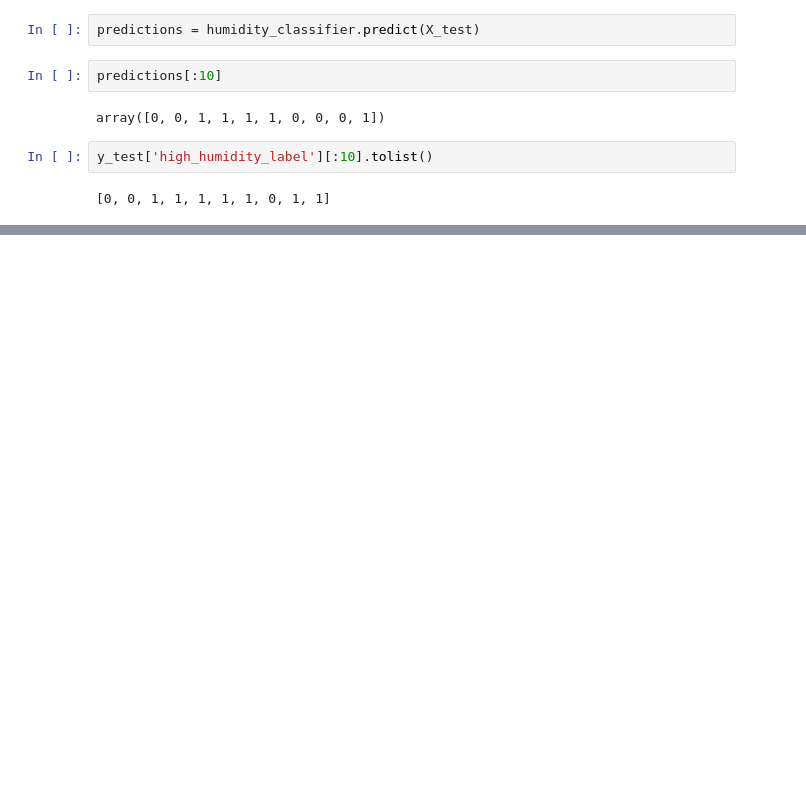
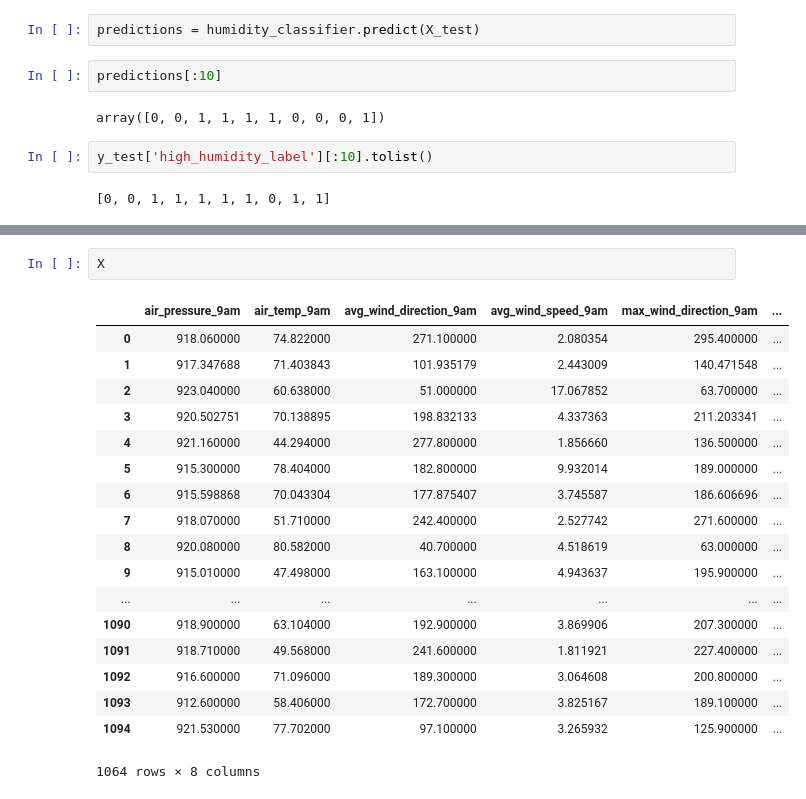
Before and after one commit to matheuswd/data-analysis, a Jupyter notebook: machine-learning/Weather Prediction.ipynb, the cells around one changed output, grey strips where cells are left out. Cells and saved outputs as stored; diff of their text form; blank space fills up the shorter version.

```diff
--- a/machine-learning/Weather Prediction.ipynb
+++ b/machine-learning/Weather Prediction.ipynb
@@ -184,2 +135,23 @@ accuracy_score(y_true = y_test, y_pred = predictions)
 # %% [output]
 0.8153409090909091
+# %%
+X
+# %% [output]
+|  | air_pressure_9am | air_temp_9am | avg_wind_direction_9am | avg_wind_speed_9am | max_wind_direction_9am | ... |
+| 0 | 918.060000 | 74.822000 | 271.100000 | 2.080354 | 295.400000 | ... |
+| 1 | 917.347688 | 71.403843 | 101.935179 | 2.443009 | 140.471548 | ... |
+| 2 | 923.040000 | 60.638000 | 51.000000 | 17.067852 | 63.700000 | ... |
+| 3 | 920.502751 | 70.138895 | 198.832133 | 4.337363 | 211.203341 | ... |
+| 4 | 921.160000 | 44.294000 | 277.800000 | 1.856660 | 136.500000 | ... |
+| 5 | 915.300000 | 78.404000 | 182.800000 | 9.932014 | 189.000000 | ... |
+| 6 | 915.598868 | 70.043304 | 177.875407 | 3.745587 | 186.606696 | ... |
+| 7 | 918.070000 | 51.710000 | 242.400000 | 2.527742 | 271.600000 | ... |
+| 8 | 920.080000 | 80.582000 | 40.700000 | 4.518619 | 63.000000 | ... |
+| 9 | 915.010000 | 47.498000 | 163.100000 | 4.943637 | 195.900000 | ... |
+| ... | ... | ... | ... | ... | ... | ... |
+| 1090 | 918.900000 | 63.104000 | 192.900000 | 3.869906 | 207.300000 | ... |
+| 1091 | 918.710000 | 49.568000 | 241.600000 | 1.811921 | 227.400000 | ... |
+| 1092 | 916.600000 | 71.096000 | 189.300000 | 3.064608 | 200.800000 | ... |
+| 1093 | 912.600000 | 58.406000 | 172.700000 | 3.825167 | 189.100000 | ... |
+| 1094 | 921.530000 | 77.702000 | 97.100000 | 3.265932 | 125.900000 | ... |
+1064 rows × 8 columns
```
Also changed, not shown: parts of 24 cells of this notebook, 24 other files.
